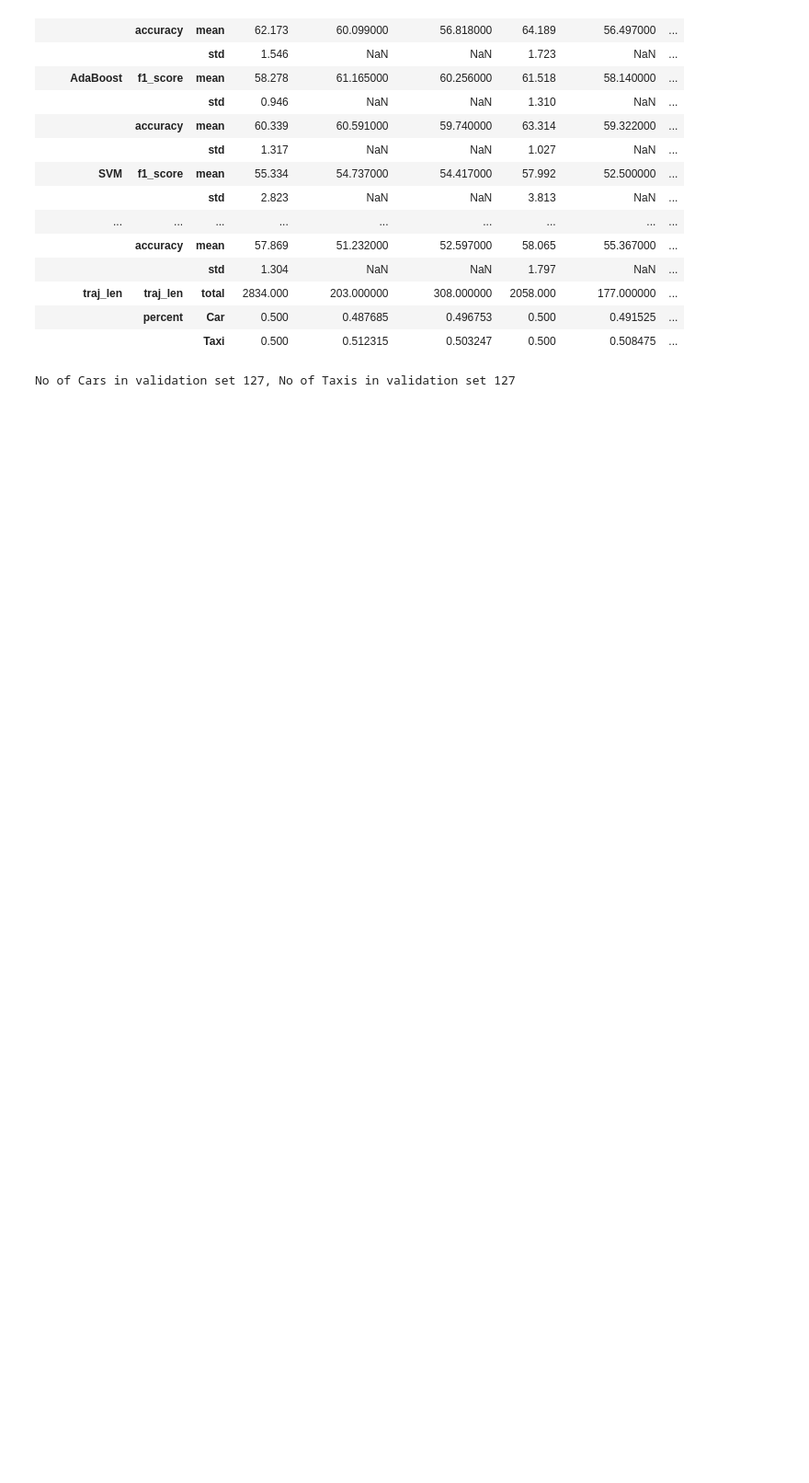
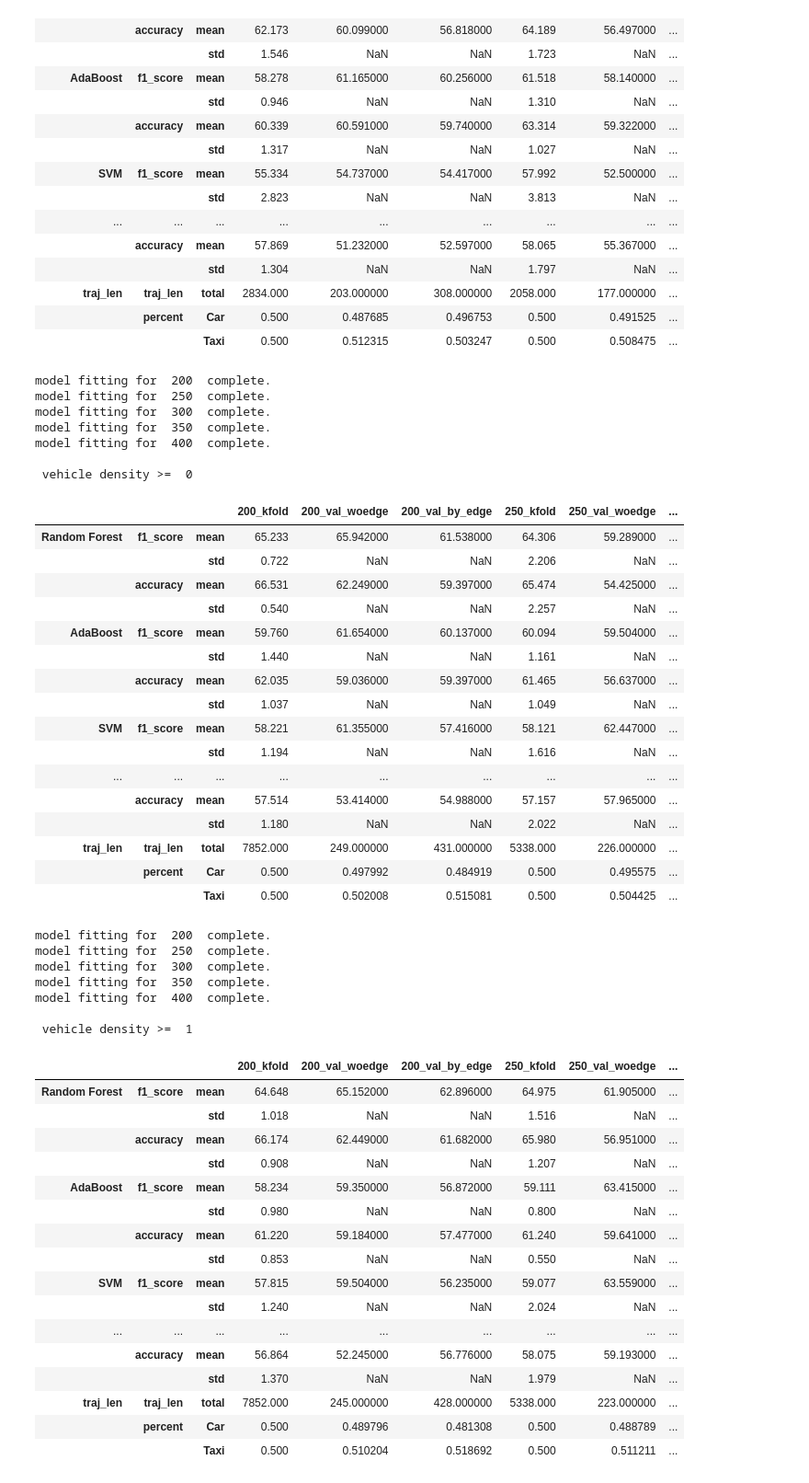
Before and after one commit to ArchieGertsman/GreekDrivers, a Jupyter notebook: Analysis/ML/classical_model_with_voting.ipynb, the cells around one changed output. Shown: that part at 92% size. Drawn from its saved outputs; the diff is of its cells as text; code cells hidden in the pictures; blank space fills up the shorter version.

```diff
--- a/Analysis/ML/classical_model_with_voting.ipynb
+++ b/Analysis/ML/classical_model_with_voting.ipynb
@@ -345,10 +344,10 @@ trajectory length 400 complete.
 |  | percent | Car | 0.500 | 0.487685 | 0.496753 | 0.500 | 0.491525 | ... |
 |  |  | Taxi | 0.500 | 0.512315 | 0.503247 | 0.500 | 0.508475 | ... |
 # %%
-
+from IPython.display import display
 traj_lens = np.arange(200,450, step=50)
 df_acc = pd.DataFrame(index=pd.MultiIndex.from_product([models.keys(),['f1_score','accuracy'], ['mean','std']]))
-overlap = 0.6
+overlap = 0.7
 min_movement_limit = 0.75
 speed_limit = 0
 k = 5
@@ -357,7 +356,7 @@ kf = StratifiedKFold(n_splits=k, shuffle=True)
 accs = np.zeros(k)
 f1 = np.zeros(k)
 
-for j in range(0,5):
+for j in range(0,6):
 
     for traj_len in traj_lens:
 
@@ -379,7 +378,7 @@ for j in range(0,5):
         X_val,y_val = agg(df_val,True)
 
         #store percent cars and taxis
-        print("No of trajectories: ",len(X))
+
         df_acc.loc[('traj_len','traj_len','total'), (str(traj_len)+'_kfold')] = len(X)
         df_acc.loc[('traj_len','percent','Car'), (str(traj_len)+'_kfold')] = sum(y == 'Car')/len(X)
         df_acc.loc[('traj_len','percent','Taxi'), (str(traj_len)+'_kfold')] = sum(y == 'Taxi')/ len(X)
@@ -391,35 +390,82 @@ for j in range(0,5):
 
         by_edge_count = y_val.reset_index('traj',drop = True).reset_index().drop_duplicates()
         df_acc.loc[('traj_len','traj_len','total'), (str(traj_len)+'_val_by_edge')] = len(by_edge_count)
         df_acc.loc[('traj_len','percent','Car'), (str(traj_len)+'_val_by_edge')] = sum(by_edge_count.type == 'Car')/len(by_edge_count)
         df_acc.loc[('traj_len','percent','Taxi'), (str(traj_len)+'_val_by_edge')] = sum(by_edge_count.type == 'Taxi')/len(by_edge_count)
 
         # fit different models
         for name, model in models.items():
             for i, (train_index, test_index) in enumerate(kf.split(X,y)):
 
                 X_train, X_test = X.iloc[train_index], X.iloc[test_index]
                 y_train, y_test = y.iloc[train_index], y.iloc[test_index]
                 accs[i],f1[i] = train_and_accuracy(X_train, y_train,X_test,y_test, model)
 
             df_acc.loc[(name, 'accuracy','mean'), (str(traj_len)+'_kfold')] = round(100*accs.mean(), 3)
             df_acc.loc[(name, 'accuracy','std'), (str(traj_len)+'_kfold')] = round(100*accs.std(), 3)
             df_acc.loc[(name, 'f1_score','mean'),(str(traj_len)+'_kfold')] = round(100*f1.mean(), 3)
             df_acc.loc[(name, 'f1_score','std'), (str(traj_len)+'_kfold')] = round(100*f1.std(), 3)
 
             val_accs,val_f1 = val_voting_accuracy(X, y,X_val,y_val, model)
             df_acc.loc[(name, 'accuracy','mean'), (str(traj_len)+'_val_woedge')] = round(100*val_accs, 3)
             df_acc.loc[(name, 'f1_score','mean'),(str(traj_len)+'_val_woedge')] = round(100*val_f1, 3)
 
             val_accs,val_f1 = val_voting_accuracy(X, y,X_val,y_val, model,by_edge = True)
             df_acc.loc[(name, 'accuracy','mean'), (str(traj_len)+'_val_by_edge')] = round(100*val_accs, 3)
             df_acc.loc[(name, 'f1_score','mean'),(str(traj_len)+'_val_by_edge')] = round(100*val_f1, 3)
 
-            print(name, 'complete.')
+            #print(name, 'complete.')
 
-        print('trajectory length', traj_len, 'complete.')
+        print('model fitting for ', traj_len, ' complete.')
 
-    print("vehicle density >= ",j)
-    print(df_acc)
+    print("\n vehicle density >= ",j)
+    display(df_acc)
 # %% [output]
-No of Cars in validation set 127, No of Taxis in validation set 127
+model fitting for  200  complete.
+model fitting for  250  complete.
+model fitting for  300  complete.
+model fitting for  350  complete.
+model fitting for  400  complete.
+
+ vehicle density >=  0
+|  |  |  | 200_kfold | 200_val_woedge | 200_val_by_edge | 250_kfold | 250_val_woedge | ... |
+| Random Forest | f1_score | mean | 65.233 | 65.942000 | 61.538000 | 64.306 | 59.289000 | ... |
+|  |  | std | 0.722 | NaN | NaN | 2.206 | NaN | ... |
+|  | accuracy | mean | 66.531 | 62.249000 | 59.397000 | 65.474 | 54.425000 | ... |
+|  |  | std | 0.540 | NaN | NaN | 2.257 | NaN | ... |
+| AdaBoost | f1_score | mean | 59.760 | 61.654000 | 60.137000 | 60.094 | 59.504000 | ... |
+|  |  | std | 1.440 | NaN | NaN | 1.161 | NaN | ... |
+|  | accuracy | mean | 62.035 | 59.036000 | 59.397000 | 61.465 | 56.637000 | ... |
+|  |  | std | 1.037 | NaN | NaN | 1.049 | NaN | ... |
+| SVM | f1_score | mean | 58.221 | 61.355000 | 57.416000 | 58.121 | 62.447000 | ... |
+|  |  | std | 1.194 | NaN | NaN | 1.616 | NaN | ... |
+| ... | ... | ... | ... | ... | ... | ... | ... | ... |
+|  | accuracy | mean | 57.514 | 53.414000 | 54.988000 | 57.157 | 57.965000 | ... |
+|  |  | std | 1.180 | NaN | NaN | 2.022 | NaN | ... |
+| traj_len | traj_len | total | 7852.000 | 249.000000 | 431.000000 | 5338.000 | 226.000000 | ... |
+|  | percent | Car | 0.500 | 0.497992 | 0.484919 | 0.500 | 0.495575 | ... |
+|  |  | Taxi | 0.500 | 0.502008 | 0.515081 | 0.500 | 0.504425 | ... |
+model fitting for  200  complete.
+model fitting for  250  complete.
+model fitting for  300  complete.
+model fitting for  350  complete.
+model fitting for  400  complete.
+
+ vehicle density >=  1
+|  |  |  | 200_kfold | 200_val_woedge | 200_val_by_edge | 250_kfold | 250_val_woedge | ... |
+| Random Forest | f1_score | mean | 64.648 | 65.152000 | 62.896000 | 64.975 | 61.905000 | ... |
+|  |  | std | 1.018 | NaN | NaN | 1.516 | NaN | ... |
+|  | accuracy | mean | 66.174 | 62.449000 | 61.682000 | 65.980 | 56.951000 | ... |
+|  |  | std | 0.908 | NaN | NaN | 1.207 | NaN | ... |
+| AdaBoost | f1_score | mean | 58.234 | 59.350000 | 56.872000 | 59.111 | 63.415000 | ... |
+|  |  | std | 0.980 | NaN | NaN | 0.800 | NaN | ... |
+|  | accuracy | mean | 61.220 | 59.184000 | 57.477000 | 61.240 | 59.641000 | ... |
+|  |  | std | 0.853 | NaN | NaN | 0.550 | NaN | ... |
+| SVM | f1_score | mean | 57.815 | 59.504000 | 56.235000 | 59.077 | 63.559000 | ... |
+|  |  | std | 1.240 | NaN | NaN | 2.024 | NaN | ... |
+| ... | ... | ... | ... | ... | ... | ... | ... | ... |
+|  | accuracy | mean | 56.864 | 52.245000 | 56.776000 | 58.075 | 59.193000 | ... |
+|  |  | std | 1.370 | NaN | NaN | 1.979 | NaN | ... |
+| traj_len | traj_len | total | 7852.000 | 245.000000 | 428.000000 | 5338.000 | 223.000000 | ... |
+|  | percent | Car | 0.500 | 0.489796 | 0.481308 | 0.500 | 0.488789 | ... |
+|  |  | Taxi | 0.500 | 0.510204 | 0.518692 | 0.500 | 0.511211 | ... |
```
Also changed, not shown: parts of 2 cells of this notebook.
